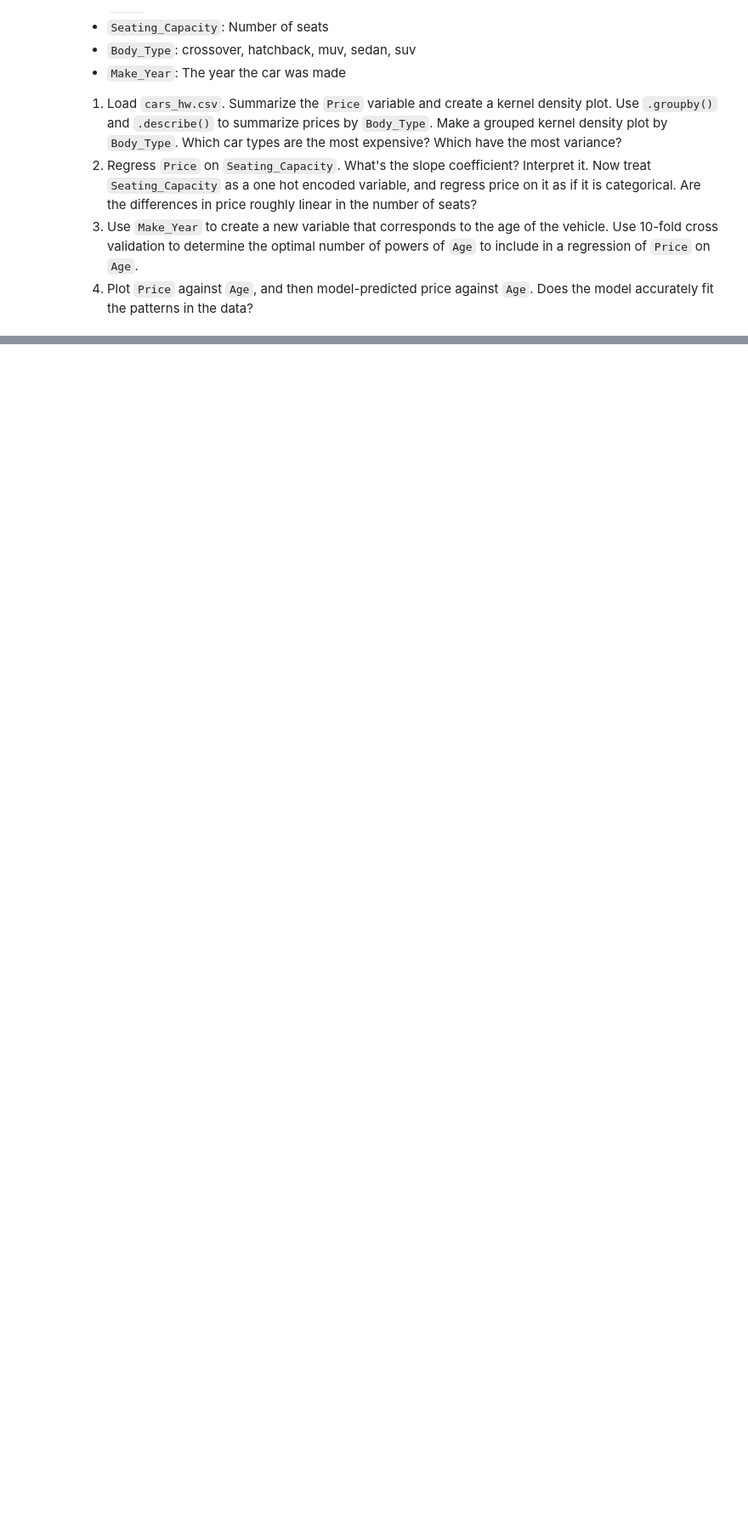
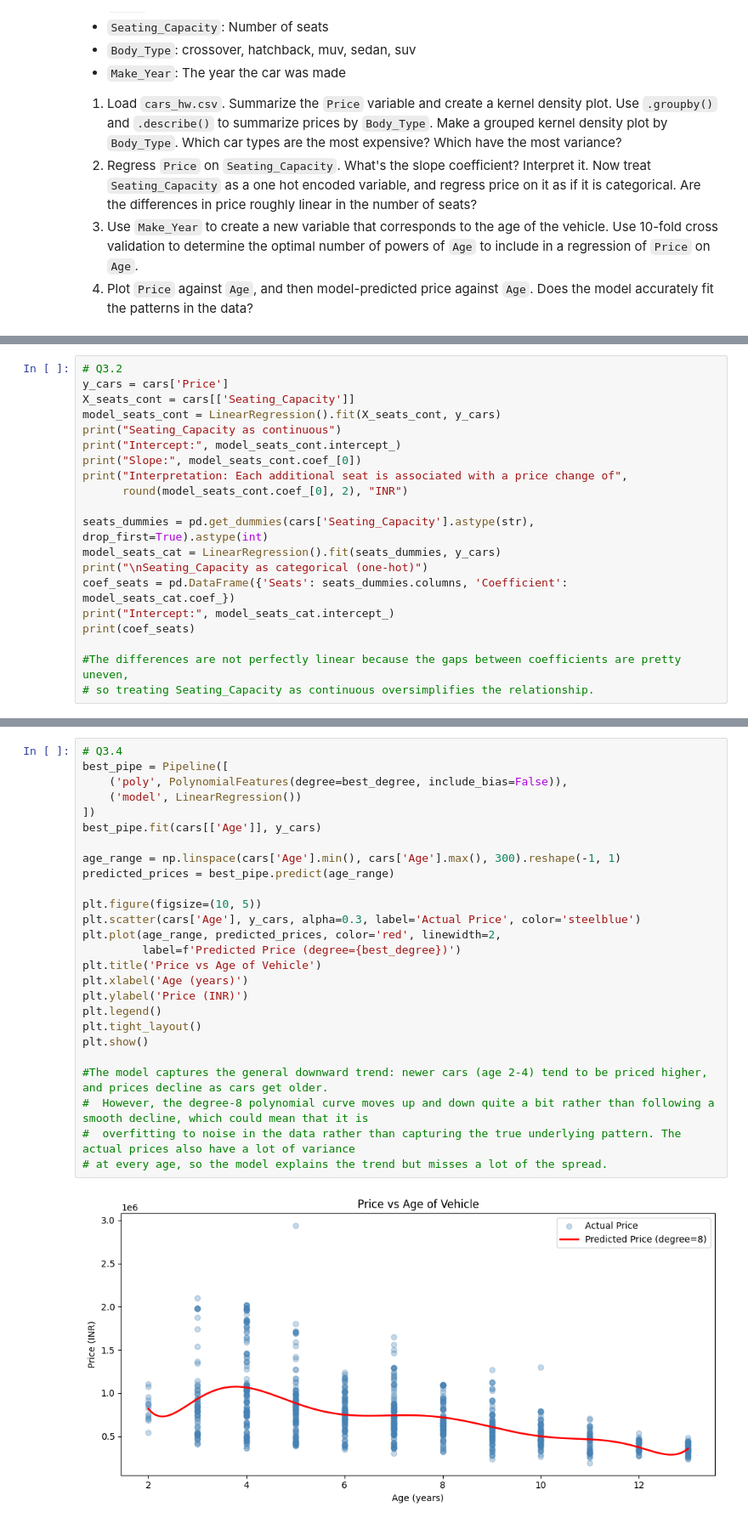
Before and after one commit to Alish-12/undergrad_ml_assignments, a Jupyter notebook: 03_assignment_linear_models.ipynb, the cells around one changed output, grey strips where cells are left out. Shown at 85% size. Saved outputs shown, nothing was run; the diff lists cells and outputs as text; blank space fills up the shorter version.

```diff
--- a/03_assignment_linear_models.ipynb
+++ b/03_assignment_linear_models.ipynb
@@ -70,0 +310,20 @@ FileNotFoundError: [Errno 2] No such file or directory: './data/Q1_clean.csv'
+# %%
+# Q3.2
+y_cars = cars['Price']
+X_seats_cont = cars[['Seating_Capacity']]
+model_seats_cont = LinearRegression().fit(X_seats_cont, y_cars)
+print("Seating_Capacity as continuous")
+print("Intercept:", model_seats_cont.intercept_)
+print("Slope:", model_seats_cont.coef_[0])
+print("Interpretation: Each additional seat is associated with a price change of",
+      round(model_seats_cont.coef_[0], 2), "INR")
+
+seats_dummies = pd.get_dummies(cars['Seating_Capacity'].astype(str), drop_first=True).astype(int)
+model_seats_cat = LinearRegression().fit(seats_dummies, y_cars)
+print("\nSeating_Capacity as categorical (one-hot)")
+coef_seats = pd.DataFrame({'Seats': seats_dummies.columns, 'Coefficient': model_seats_cat.coef_})
+print("Intercept:", model_seats_cat.intercept_)
+print(coef_seats)
+
+#The differences are not perfectly linear because the gaps between coefficients are pretty uneven,
+# so treating Seating_Capacity as continuous oversimplifies the relationship.
@@ -71,3 +381,31 @@ FileNotFoundError: [Errno 2] No such file or directory: './data/Q1_clean.csv'
+# %%
+# Q3.4
+best_pipe = Pipeline([
+    ('poly', PolynomialFeatures(degree=best_degree, include_bias=False)),
+    ('model', LinearRegression())
+])
+best_pipe.fit(cars[['Age']], y_cars)
+
+age_range = np.linspace(cars['Age'].min(), cars['Age'].max(), 300).reshape(-1, 1)
+predicted_prices = best_pipe.predict(age_range)
+
+plt.figure(figsize=(10, 5))
+plt.scatter(cars['Age'], y_cars, alpha=0.3, label='Actual Price', color='steelblue')
+plt.plot(age_range, predicted_prices, color='red', linewidth=2,
+         label=f'Predicted Price (degree={best_degree})')
+plt.title('Price vs Age of Vehicle')
+plt.xlabel('Age (years)')
+plt.ylabel('Price (INR)')
+plt.legend()
+plt.tight_layout()
+plt.show()
+
+#The model captures the general downward trend: newer cars (age 2-4) tend to be priced higher, and prices decline as cars get older.
+#  However, the degree-8 polynomial curve moves up and down quite a bit rather than following a smooth decline, which could mean that it is
+#  overfitting to noise in the data rather than capturing the true underlying pattern. The actual prices also have a lot of variance
+# at every age, so the model explains the trend but misses a lot of the spread.
+# %% [output]
+[figure, added]
 # %% [markdown]
 **Q4.** This question refers to the `heart_hw.csv` data. It contains three variables:
 
```
Also changed, not shown: parts of 17 cells of this notebook.
